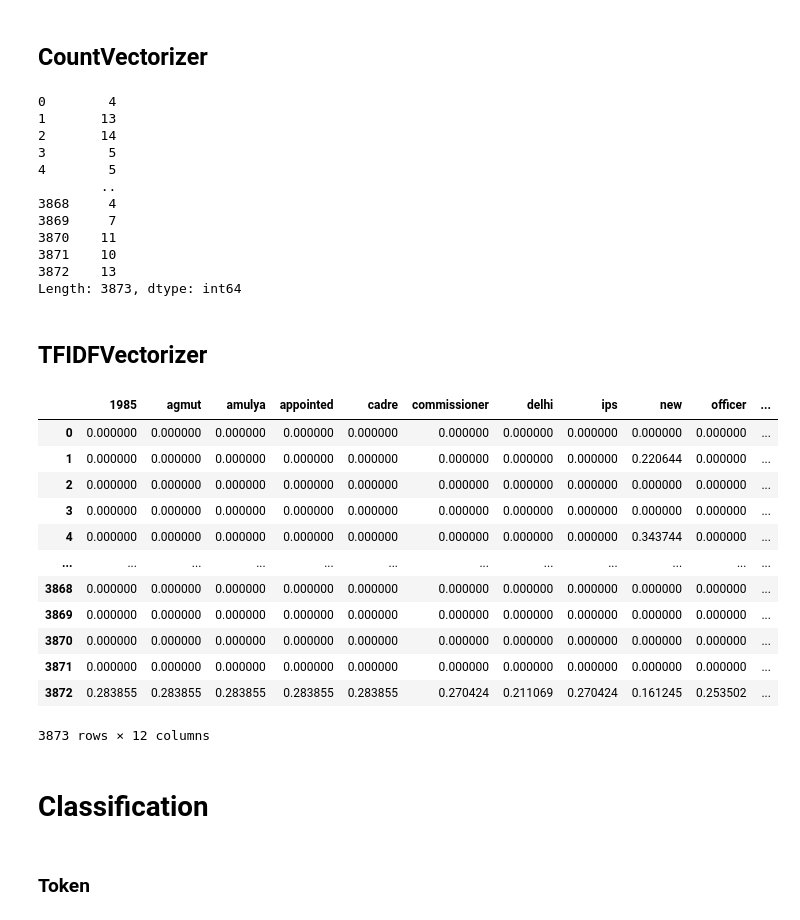
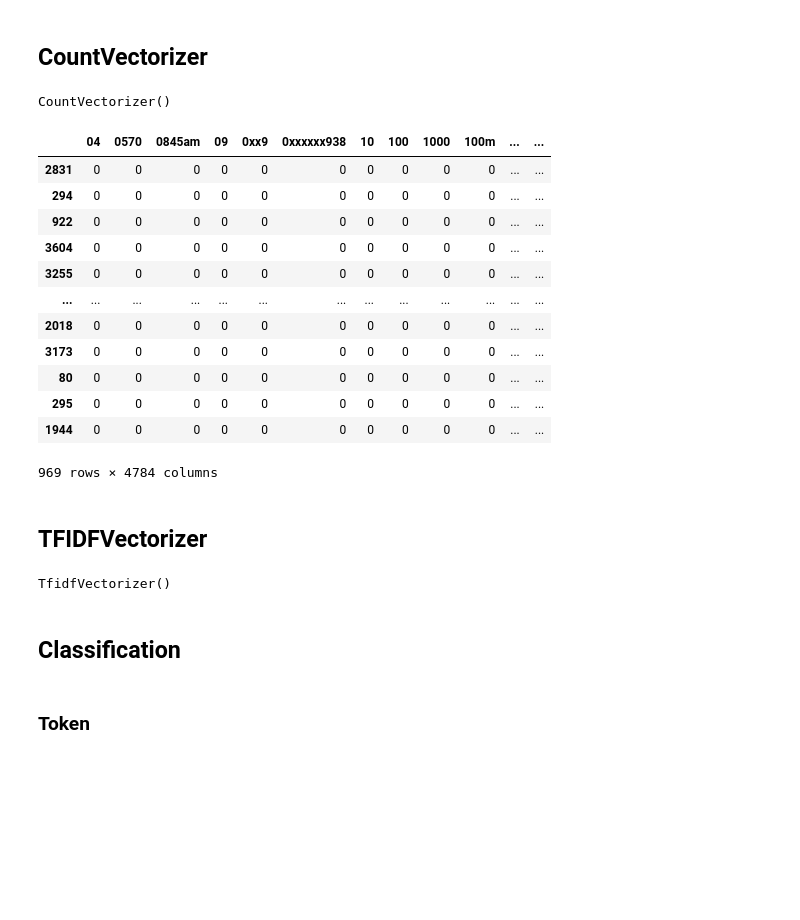
Before and after one commit to ropalev/tweets, a Jupyter notebook: tweets.ipynb, the cells around one changed output. Drawn from its saved outputs; the diff is of its cells as text; code cells hidden in the pictures; blank space fills up the shorter version.

```diff
--- a/tweets.ipynb
+++ b/tweets.ipynb
@@ -75 +66,7 @@ X, y = df.text, df['class']
+# %%
+index_train, index_val = map(lambda x: x.index ,train_test_split(df.loc[index_train,'class'],
+                                                                 stratify=df.loc[index_train, 'class'],
+                                                                 test_size=0.2,
+                                                                )
+                            )
 # %% [markdown]
@@ -96,5 +109,12 @@ token_df
 ## CountVectorizer
 # %%
 count_vectorizer = CountVectorizer()
+# %%
+count_vectorizer.fit(df.loc[index_train,'text'])
+# %% [output]
+CountVectorizer()
 # %%
-count_df = pd.DataFrame(data=count_vectorizer.fit_transform(df.text).toarray())
+count_df_train = pd.DataFrame(data = count_vectorizer.transform(df.loc[index_train,'text']).toarray(),
+                              columns=count_vectorizer.get_feature_names(),
+                              index=index_train
+                             )
@@ -103,20 +121,30 @@ count_df.columns = count_vectorizer.get_feature_names()
-# %%
-count_df.sum(axis=1)
-# %% [output]
-0        4
-1       13
-2       14
-3        5
-4        5
-        ..
-3868     4
-3869     7
-3870    11
-3871    10
-3872    13
-Length: 3873, dtype: int64
+# %%
+count_df_test = pd.DataFrame(data = count_vectorizer.transform(df.loc[index_test,'text']).toarray(),
+                             columns=count_vectorizer.get_feature_names(),
+                             index=index_test,
+                            )
+# %%
+count_df_test
+# %% [output]
+|  | 04 | 0570 | 0845am | 09 | 0xx9 | 0xxxxxx938 | 10 | 100 | 1000 | 100m | ... | ... |
+| 2831 | 0 | 0 | 0 | 0 | 0 | 0 | 0 | 0 | 0 | 0 | ... | ... |
+| 294 | 0 | 0 | 0 | 0 | 0 | 0 | 0 | 0 | 0 | 0 | ... | ... |
+| 922 | 0 | 0 | 0 | 0 | 0 | 0 | 0 | 0 | 0 | 0 | ... | ... |
+| 3604 | 0 | 0 | 0 | 0 | 0 | 0 | 0 | 0 | 0 | 0 | ... | ... |
+| 3255 | 0 | 0 | 0 | 0 | 0 | 0 | 0 | 0 | 0 | 0 | ... | ... |
+| ... | ... | ... | ... | ... | ... | ... | ... | ... | ... | ... | ... | ... |
+| 2018 | 0 | 0 | 0 | 0 | 0 | 0 | 0 | 0 | 0 | 0 | ... | ... |
+| 3173 | 0 | 0 | 0 | 0 | 0 | 0 | 0 | 0 | 0 | 0 | ... | ... |
+| 80 | 0 | 0 | 0 | 0 | 0 | 0 | 0 | 0 | 0 | 0 | ... | ... |
+| 295 | 0 | 0 | 0 | 0 | 0 | 0 | 0 | 0 | 0 | 0 | ... | ... |
+| 1944 | 0 | 0 | 0 | 0 | 0 | 0 | 0 | 0 | 0 | 0 | ... | ... |
+969 rows × 4784 columns
 # %% [markdown]
 ## TFIDFVectorizer
 # %%
 tfidf_vectorizer =  TfidfVectorizer()
+# %%
+tfidf_vectorizer.fit(df.loc[index_train, 'text'])
+# %% [output]
+TfidfVectorizer()
 # %%
@@ -125,16 +154,0 @@ tfidf_df.columns = tfidf_vectorizer.get_feature_names()
-# %%
-tfidf_df.loc[:,tfidf_df.iloc[-1] > 0]
-# %% [output]
-|  | 1985 | agmut | amulya | appointed | cadre | commissioner | delhi | ips | new | officer | ... |
-| 0 | 0.000000 | 0.000000 | 0.000000 | 0.000000 | 0.000000 | 0.000000 | 0.000000 | 0.000000 | 0.000000 | 0.000000 | ... |
-| 1 | 0.000000 | 0.000000 | 0.000000 | 0.000000 | 0.000000 | 0.000000 | 0.000000 | 0.000000 | 0.220644 | 0.000000 | ... |
-| 2 | 0.000000 | 0.000000 | 0.000000 | 0.000000 | 0.000000 | 0.000000 | 0.000000 | 0.000000 | 0.000000 | 0.000000 | ... |
-| 3 | 0.000000 | 0.000000 | 0.000000 | 0.000000 | 0.000000 | 0.000000 | 0.000000 | 0.000000 | 0.000000 | 0.000000 | ... |
-| 4 | 0.000000 | 0.000000 | 0.000000 | 0.000000 | 0.000000 | 0.000000 | 0.000000 | 0.000000 | 0.343744 | 0.000000 | ... |
-| ... | ... | ... | ... | ... | ... | ... | ... | ... | ... | ... | ... |
-| 3868 | 0.000000 | 0.000000 | 0.000000 | 0.000000 | 0.000000 | 0.000000 | 0.000000 | 0.000000 | 0.000000 | 0.000000 | ... |
-| 3869 | 0.000000 | 0.000000 | 0.000000 | 0.000000 | 0.000000 | 0.000000 | 0.000000 | 0.000000 | 0.000000 | 0.000000 | ... |
-| 3870 | 0.000000 | 0.000000 | 0.000000 | 0.000000 | 0.000000 | 0.000000 | 0.000000 | 0.000000 | 0.000000 | 0.000000 | ... |
-| 3871 | 0.000000 | 0.000000 | 0.000000 | 0.000000 | 0.000000 | 0.000000 | 0.000000 | 0.000000 | 0.000000 | 0.000000 | ... |
-| 3872 | 0.283855 | 0.283855 | 0.283855 | 0.283855 | 0.283855 | 0.270424 | 0.211069 | 0.270424 | 0.161245 | 0.253502 | ... |
-3873 rows × 12 columns
@@ -141,4 +160,4 @@ tfidf_df.loc[:,tfidf_df.iloc[-1] > 0]
 # %% [markdown]
-# Classification
+## Classification
 # %%
 bayes_class = MultinomialNB()
```
Also changed, not shown: parts of 115 cells of this notebook.
